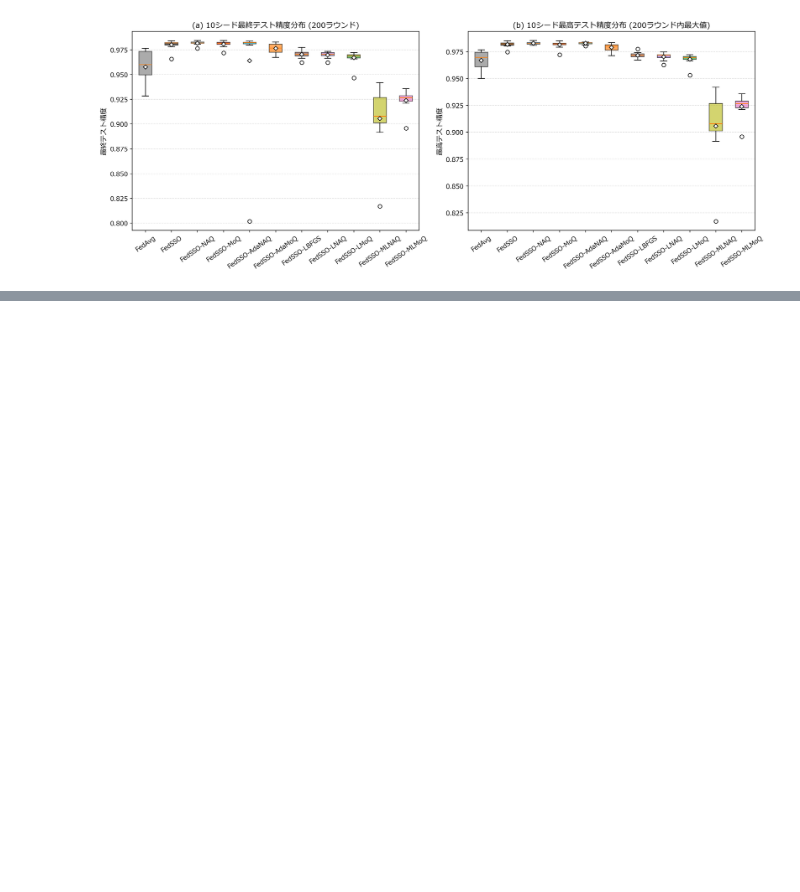
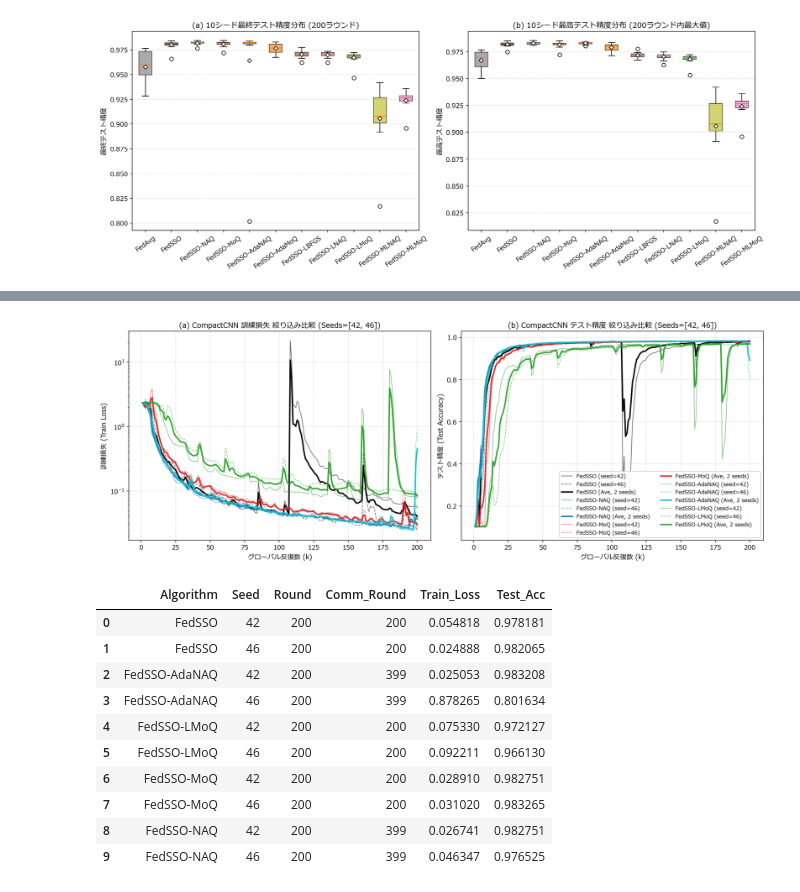
Before and after one commit to wsgames0w0/fedsso_moq, a Jupyter notebook: ex002/ex002.ipynb, the cells around one changed output, grey strips where cells are left out. Saved outputs shown, nothing was run; the diff lists cells and outputs as text; code cells hidden in the pictures; blank space fills up the shorter version.

```diff
--- a/ex002/ex002.ipynb
+++ b/ex002/ex002.ipynb
@@ -249,0 +257,34 @@ plt.show()
+# %%
+# ここを変更して特定のシード値・アルゴリズムのグラフを表示
+# 利用可能なアルゴリズム:
+#   ["FedAvg", "FedSSO", "FedSSO-NAQ", "FedSSO-MoQ", "FedSSO-AdaNAQ", "FedSSO-AdaMoQ",
+#    "FedSSO-LBFGS", "FedSSO-LNAQ", "FedSSO-LMoQ", "FedSSO-MLNAQ", "FedSSO-MLMoQ"]
+#   None を指定すると全手法が対象になります
+# 利用可能なシード値: [42, 43, 44, 45, 46, 47, 48, 49, 50, 51] (None で全シード対象)
+SELECTED_ALGOS = ["FedSSO", "FedSSO-NAQ", "FedSSO-MoQ", "FedSSO-AdaNAQ", "FedSSO-LMoQ"]
+SELECTED_SEEDS = [42, 46]   # 例: [46] にすると AdaNAQ のシード46 の終盤スパイクを確認可能
+X_AXIS_MODE = "round"       # "round" (反復数) または "comm" (累積通信ラウンド数)
+SHOW_MEAN_CURVE = True      # 複数シード指定時に平均太線を重ね描きするか
+
+filtered_ex2_df = plot_filtered_cnn_results(
+    selected_algos=SELECTED_ALGOS,
+    selected_seeds=SELECTED_SEEDS,
+    history_csv_path="../datasets/ex002_cnn_history.csv",
+    log_dir="../datasets/ex002_cnn_logs",
+    x_axis=X_AXIS_MODE,
+    show_mean=SHOW_MEAN_CURVE,
+)
+filtered_ex2_df
+# %% [output]
+[figure, added]
+|  | Algorithm | Seed | Round | Comm_Round | Train_Loss | Test_Acc |
+| 0 | FedSSO | 42 | 200 | 200 | 0.054818 | 0.978181 |
+| 1 | FedSSO | 46 | 200 | 200 | 0.024888 | 0.982065 |
+| 2 | FedSSO-AdaNAQ | 42 | 200 | 399 | 0.025053 | 0.983208 |
+| 3 | FedSSO-AdaNAQ | 46 | 200 | 399 | 0.878265 | 0.801634 |
+| 4 | FedSSO-LMoQ | 42 | 200 | 200 | 0.075330 | 0.972127 |
+| 5 | FedSSO-LMoQ | 46 | 200 | 200 | 0.092211 | 0.966130 |
+| 6 | FedSSO-MoQ | 42 | 200 | 200 | 0.028910 | 0.982751 |
+| 7 | FedSSO-MoQ | 46 | 200 | 200 | 0.031020 | 0.983265 |
+| 8 | FedSSO-NAQ | 42 | 200 | 399 | 0.026741 | 0.982751 |
+| 9 | FedSSO-NAQ | 46 | 200 | 399 | 0.046347 | 0.976525 |
```
Also changed, not shown: parts of 3 cells of this notebook, 6 other files.
